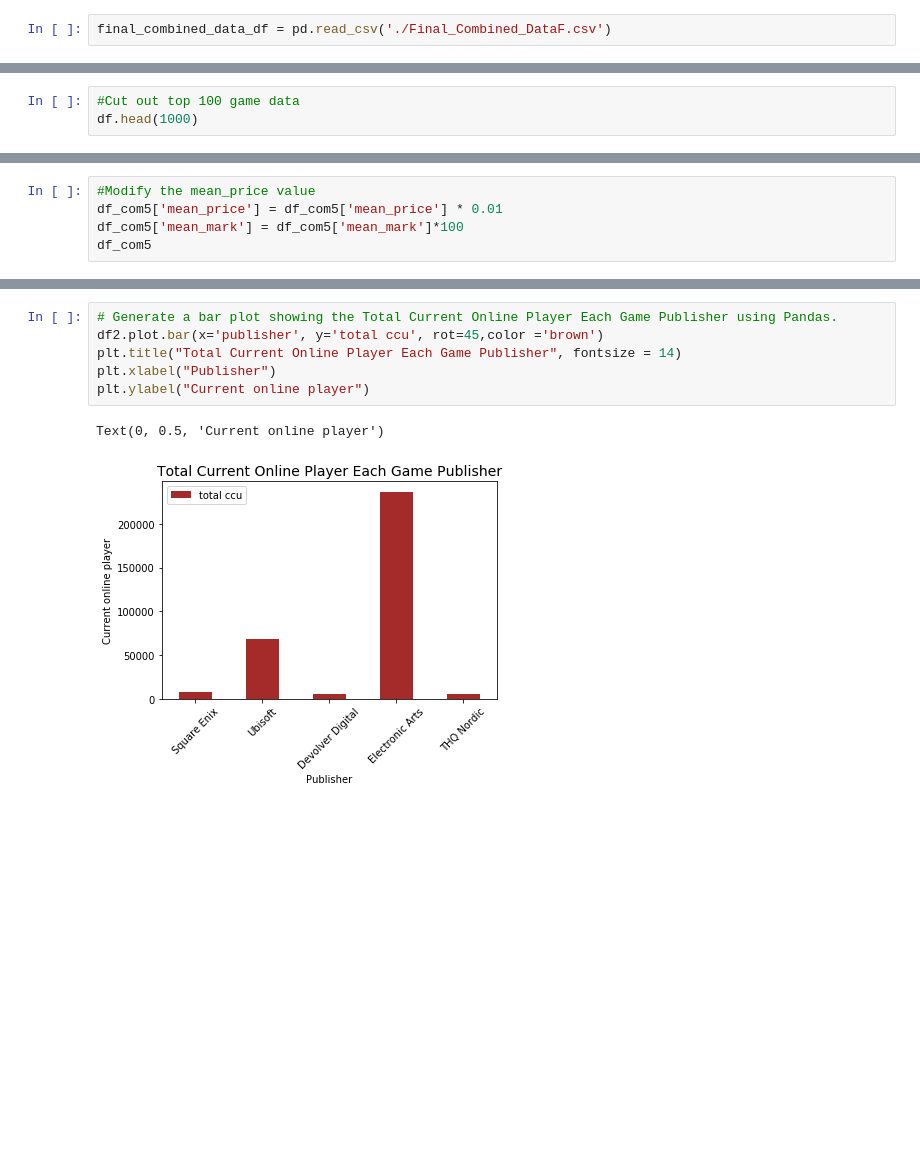
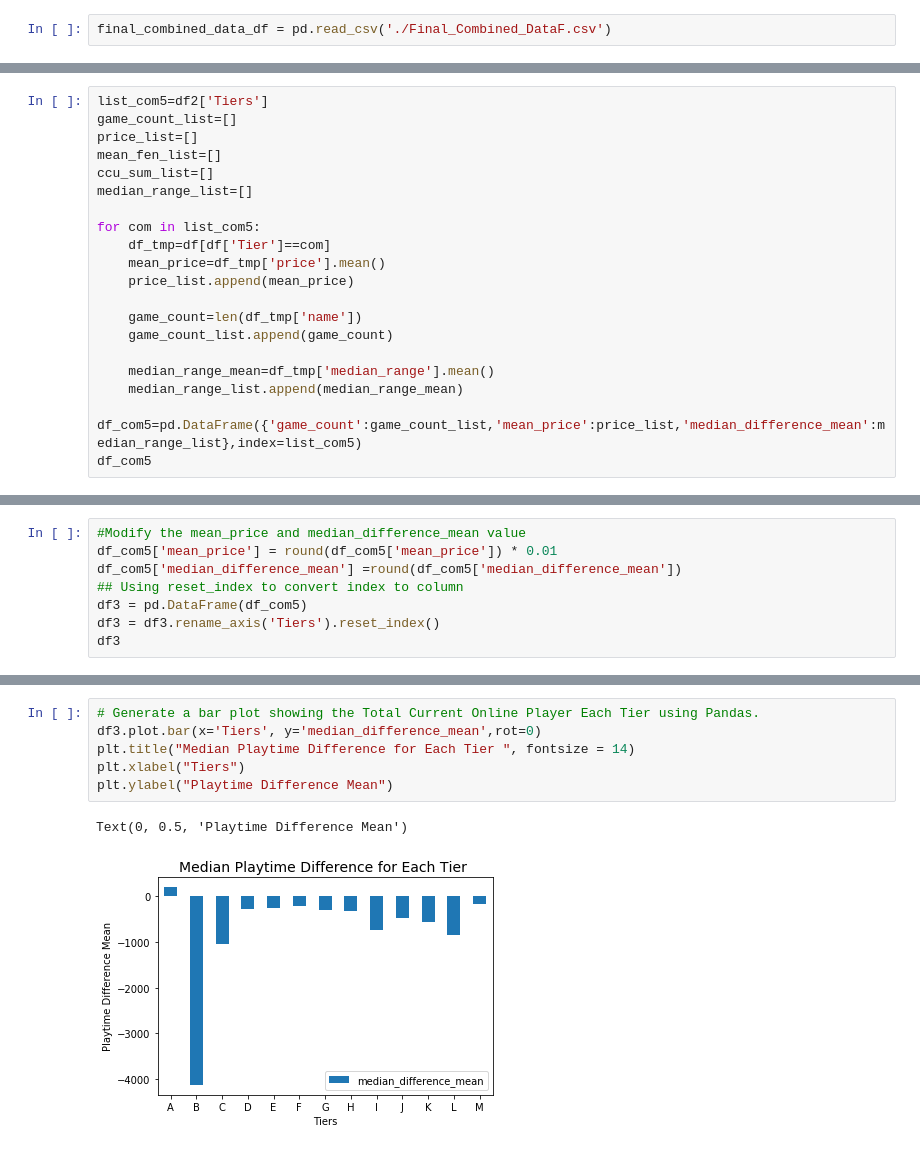
Before and after one commit to HBodden/project1, a Jupyter notebook: SEAMS.ipynb, the cells around one changed output, grey strips where cells are left out. Drawn from its saved outputs; the diff is of its cells as text; blank space fills up the shorter version.

Commit message:
updated homework file with tier median_difference

```diff
--- a/SEAMS.ipynb
+++ b/SEAMS.ipynb
@@ -412,4 +320,22 @@ See the caveats in the documentation: https://pandas.pydata.org/pandas-docs/stab
 # %%
-#Cut out top 100 game data
-df.head(1000)
+list_com5=df2['Tiers']
+game_count_list=[]
+price_list=[]
+mean_fen_list=[]
+ccu_sum_list=[]
+median_range_list=[]
+
+for com in list_com5:
+    df_tmp=df[df['Tier']==com]
+    mean_price=df_tmp['price'].mean()
+    price_list.append(mean_price)
+
+    game_count=len(df_tmp['name'])
+    game_count_list.append(game_count)
+
+    median_range_mean=df_tmp['median_range'].mean()
+    median_range_list.append(median_range_mean)
+
+df_com5=pd.DataFrame({'game_count':game_count_list,'mean_price':price_list,'median_difference_mean':median_range_list},index=list_com5)
+df_com5
 # %% [output]
@@ -471,6 +357,9 @@ See the caveats in the documentation: https://pandas.pydata.org/pandas-docs/stab
 # %%
-#Modify the mean_price value
-df_com5['mean_price'] = df_com5['mean_price'] * 0.01
-df_com5['mean_mark'] = df_com5['mean_mark']*100
-df_com5
+#Modify the mean_price and median_difference_mean value
+df_com5['mean_price'] = round(df_com5['mean_price']) * 0.01
+df_com5['median_difference_mean'] =round(df_com5['median_difference_mean'])
+## Using reset_index to convert index to column
+df3 = pd.DataFrame(df_com5)
+df3 = df3.rename_axis('Tiers').reset_index()
+df3
 # %% [output]
@@ -505,9 +380,9 @@ Text(0, 0.5, 'Game Published')
 # %%
-# Generate a bar plot showing the Total Current Online Player Each Game Publisher using Pandas.
-df2.plot.bar(x='publisher', y='total ccu', rot=45,color ='brown')
-plt.title("Total Current Online Player Each Game Publisher", fontsize = 14)
-plt.xlabel("Publisher")
-plt.ylabel("Current online player")
+# Generate a bar plot showing the Total Current Online Player Each Tier using Pandas.
+df3.plot.bar(x='Tiers', y='median_difference_mean',rot=0)
+plt.title("Median Playtime Difference for Each Tier ", fontsize = 14)
+plt.xlabel("Tiers")
+plt.ylabel("Playtime Difference Mean")
 # %% [output]
-Text(0, 0.5, 'Current online player')
+Text(0, 0.5, 'Playtime Difference Mean')
-[figure, old version]
+[figure, new version]
```
Also changed, not shown: parts of 26 cells of this notebook.
